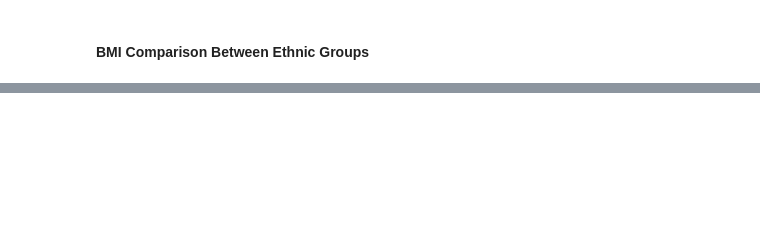
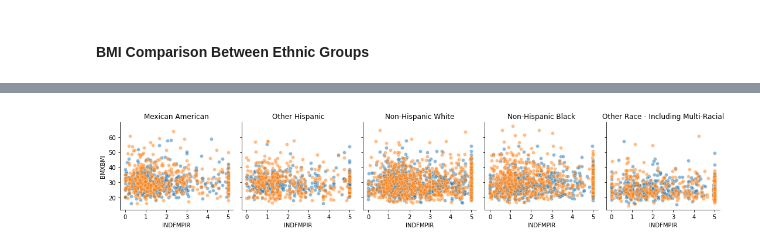
Before and after one commit to meRveet/pythonprojects, a Jupyter notebook: nhanesanalysis/Project_One_NHANES.ipynb, the cells around one changed output, grey strips where cells are left out. Saved outputs shown, nothing was run; the diff lists cells and outputs as text; code cells hidden in the pictures; blank space fills up the shorter version.

```diff
--- a/nhanesanalysis/Project_One_NHANES.ipynb
+++ b/nhanesanalysis/Project_One_NHANES.ipynb
@@ -296,0 +222,11 @@ Name: BMXBMI, Length: 393, dtype: int64
+# %%
+#Plotting facetgrid plots to explore trend of income-poverty influence on BMI in each ethnic groups
+facplot = pd.concat([dfcont, dfcat.loc[:,['RIAGENDR','RIDRETH1']]], axis=1)
+g = sns.FacetGrid(facplot, col='RIDRETH1', hue= 'RIAGENDR')
+g.map(sns.scatterplot, 'INDFMPIR','BMXBMI', alpha = 0.5)
+titles = ["Mexican American","Other Hispanic","Non-Hispanic White","Non-Hispanic Black","Other Race - Including Multi-Racial"]
+axes = g.axes.flatten()
+for x in range(len(titles)):
+        axes[x].set_title(titles[x])
+# %% [output]
+[figure, added]
```
Also changed, not shown: parts of 18 cells of this notebook.
